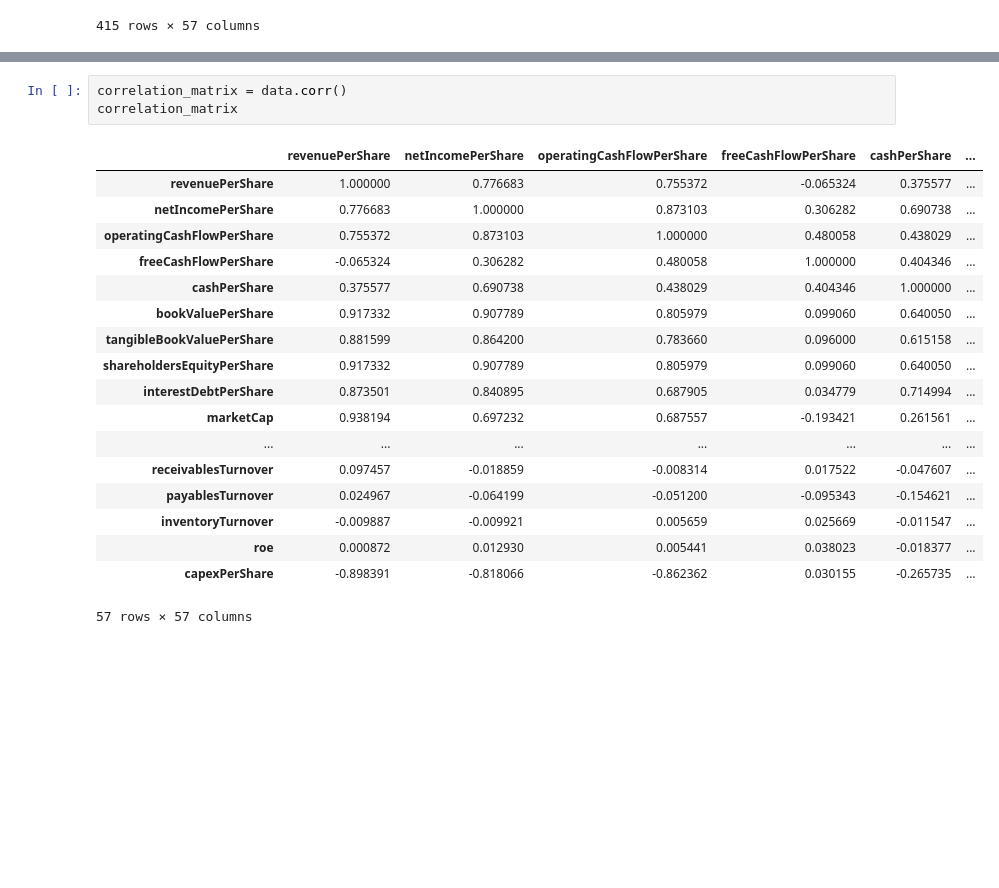
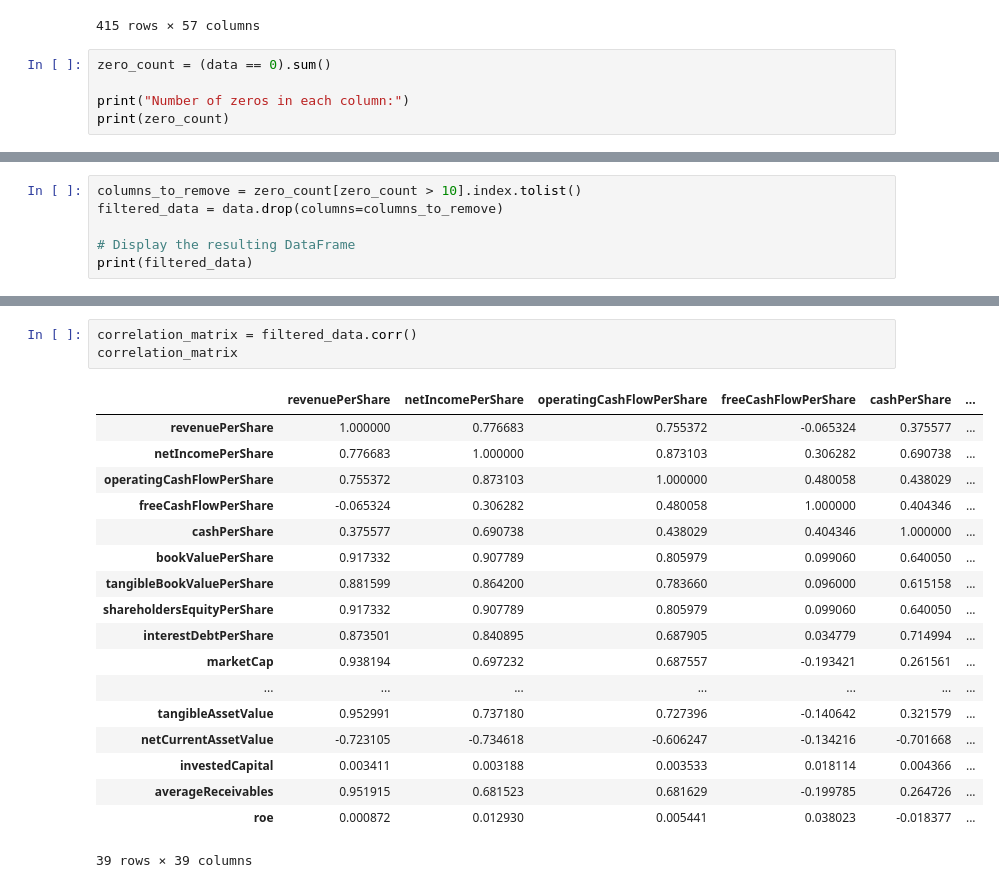
Before and after one commit to nikanhg/Language-of-business, a Jupyter notebook: features.ipynb, the cells around one changed output, grey strips where cells are left out. Drawn from its saved outputs; the diff is of its cells as text; blank space fills up the shorter version.

```diff
--- a/features.ipynb
+++ b/features.ipynb
@@ -26,3 +27,8 @@ data
 | 413 | 32.009111 | 8.963053 | 9.942298 | 8.366445 | 116.481354 | ... |
 | 414 | 29.472385 | 8.587888 | 12.101996 | 10.730705 | 111.703491 | ... |
 415 rows × 57 columns
+# %%
+zero_count = (data == 0).sum()
+
+print("Number of zeros in each column:")
+print(zero_count)
@@ -28,0 +53,6 @@ data
+# %%
+columns_to_remove = zero_count[zero_count > 10].index.tolist()
+filtered_data = data.drop(columns=columns_to_remove)
+
+# Display the resulting DataFrame
+print(filtered_data)
@@ -29,25 +77,25 @@ data
 # %%
-correlation_matrix = data.corr()
+correlation_matrix = filtered_data.corr()
 correlation_matrix
 # %% [output]
 |  | revenuePerShare | netIncomePerShare | operatingCashFlowPerShare | freeCashFlowPerShare | cashPerShare | ... |
 | revenuePerShare | 1.000000 | 0.776683 | 0.755372 | -0.065324 | 0.375577 | ... |
 | netIncomePerShare | 0.776683 | 1.000000 | 0.873103 | 0.306282 | 0.690738 | ... |
 | operatingCashFlowPerShare | 0.755372 | 0.873103 | 1.000000 | 0.480058 | 0.438029 | ... |
 | freeCashFlowPerShare | -0.065324 | 0.306282 | 0.480058 | 1.000000 | 0.404346 | ... |
 | cashPerShare | 0.375577 | 0.690738 | 0.438029 | 0.404346 | 1.000000 | ... |
 | bookValuePerShare | 0.917332 | 0.907789 | 0.805979 | 0.099060 | 0.640050 | ... |
 | tangibleBookValuePerShare | 0.881599 | 0.864200 | 0.783660 | 0.096000 | 0.615158 | ... |
 | shareholdersEquityPerShare | 0.917332 | 0.907789 | 0.805979 | 0.099060 | 0.640050 | ... |
 | interestDebtPerShare | 0.873501 | 0.840895 | 0.687905 | 0.034779 | 0.714994 | ... |
 | marketCap | 0.938194 | 0.697232 | 0.687557 | -0.193421 | 0.261561 | ... |
 | ... | ... | ... | ... | ... | ... | ... |
-| receivablesTurnover | 0.097457 | -0.018859 | -0.008314 | 0.017522 | -0.047607 | ... |
-| payablesTurnover | 0.024967 | -0.064199 | -0.051200 | -0.095343 | -0.154621 | ... |
-| inventoryTurnover | -0.009887 | -0.009921 | 0.005659 | 0.025669 | -0.011547 | ... |
+| tangibleAssetValue | 0.952991 | 0.737180 | 0.727396 | -0.140642 | 0.321579 | ... |
+| netCurrentAssetValue | -0.723105 | -0.734618 | -0.606247 | -0.134216 | -0.701668 | ... |
+| investedCapital | 0.003411 | 0.003188 | 0.003533 | 0.018114 | 0.004366 | ... |
+| averageReceivables | 0.951915 | 0.681523 | 0.681629 | -0.199785 | 0.264726 | ... |
 | roe | 0.000872 | 0.012930 | 0.005441 | 0.038023 | -0.018377 | ... |
-| capexPerShare | -0.898391 | -0.818066 | -0.862362 | 0.030155 | -0.265735 | ... |
-57 rows × 57 columns
+39 rows × 39 columns
 # %%
 vif_data = pd.DataFrame()
 vif_data["Variable"] = correlation_matrix.index
```
Also changed, not shown: parts of 6 cells of this notebook.
